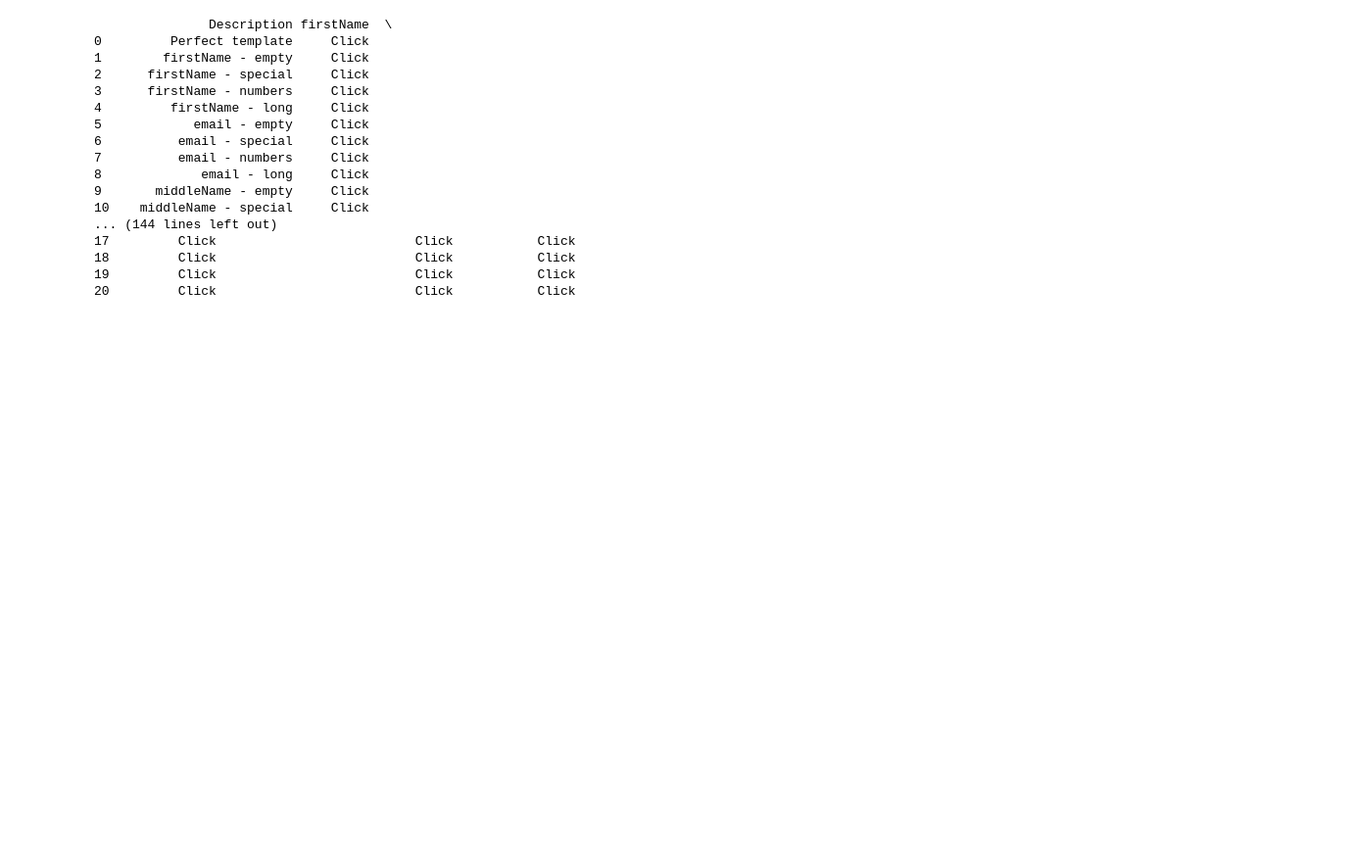
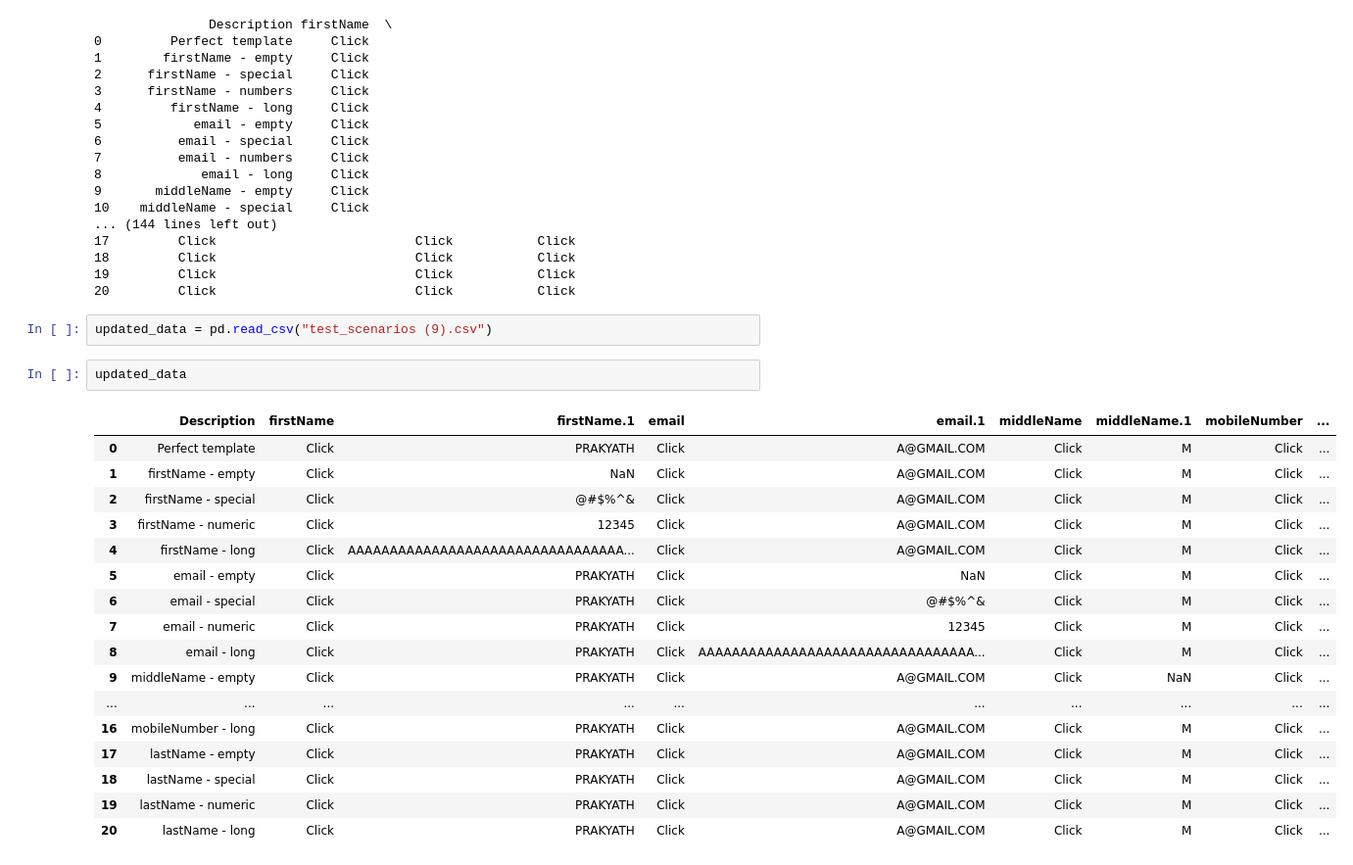
Before and after one commit to prakyath-ux/automatic_xpath, a Jupyter notebook: test_case_generation/test2.ipynb, the cells around one changed output. Shown at 98% size. Saved outputs shown, nothing was run; the diff lists cells and outputs as text; blank space fills up the shorter version.

```diff
--- a/test_case_generation/test2.ipynb
+++ b/test_case_generation/test2.ipynb
@@ -195,3 +223,25 @@ print(data)
 18         Click                          Click           Click
 19         Click                          Click           Click
 20         Click                          Click           Click
+# %%
+updated_data = pd.read_csv("test_scenarios (9).csv")
+# %%
+updated_data
+# %% [output]
+|  | Description | firstName | firstName.1 | email | email.1 | middleName | middleName.1 | mobileNumber | ... |
+| 0 | Perfect template | Click | PRAKYATH | Click | A@GMAIL.COM | Click | M | Click | ... |
+| 1 | firstName - empty | Click | NaN | Click | A@GMAIL.COM | Click | M | Click | ... |
+| 2 | firstName - special | Click | @#$%^& | Click | A@GMAIL.COM | Click | M | Click | ... |
+| 3 | firstName - numeric | Click | 12345 | Click | A@GMAIL.COM | Click | M | Click | ... |
+| 4 | firstName - long | Click | AAAAAAAAAAAAAAAAAAAAAAAAAAAAAAAAA... | Click | A@GMAIL.COM | Click | M | Click | ... |
+| 5 | email - empty | Click | PRAKYATH | Click | NaN | Click | M | Click | ... |
+| 6 | email - special | Click | PRAKYATH | Click | @#$%^& | Click | M | Click | ... |
+| 7 | email - numeric | Click | PRAKYATH | Click | 12345 | Click | M | Click | ... |
+| 8 | email - long | Click | PRAKYATH | Click | AAAAAAAAAAAAAAAAAAAAAAAAAAAAAAAAA... | Click | M | Click | ... |
+| 9 | middleName - empty | Click | PRAKYATH | Click | A@GMAIL.COM | Click | NaN | Click | ... |
+| ... | ... | ... | ... | ... | ... | ... | ... | ... | ... |
+| 16 | mobileNumber - long | Click | PRAKYATH | Click | A@GMAIL.COM | Click | M | Click | ... |
+| 17 | lastName - empty | Click | PRAKYATH | Click | A@GMAIL.COM | Click | M | Click | ... |
+| 18 | lastName - special | Click | PRAKYATH | Click | A@GMAIL.COM | Click | M | Click | ... |
+| 19 | lastName - numeric | Click | PRAKYATH | Click | A@GMAIL.COM | Click | M | Click | ... |
+| 20 | lastName - long | Click | PRAKYATH | Click | A@GMAIL.COM | Click | M | Click | ... |
```
Also changed, not shown: parts of 5 cells of this notebook, 9 other files.
